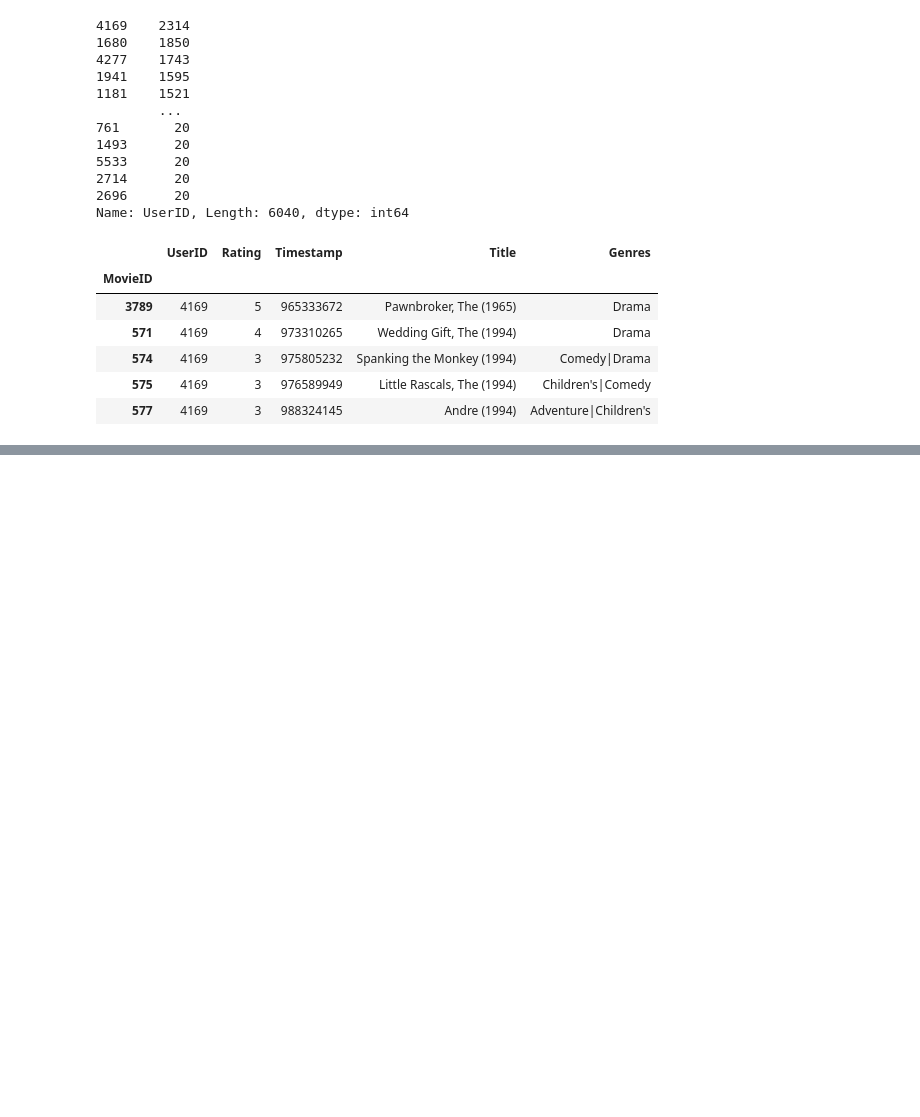
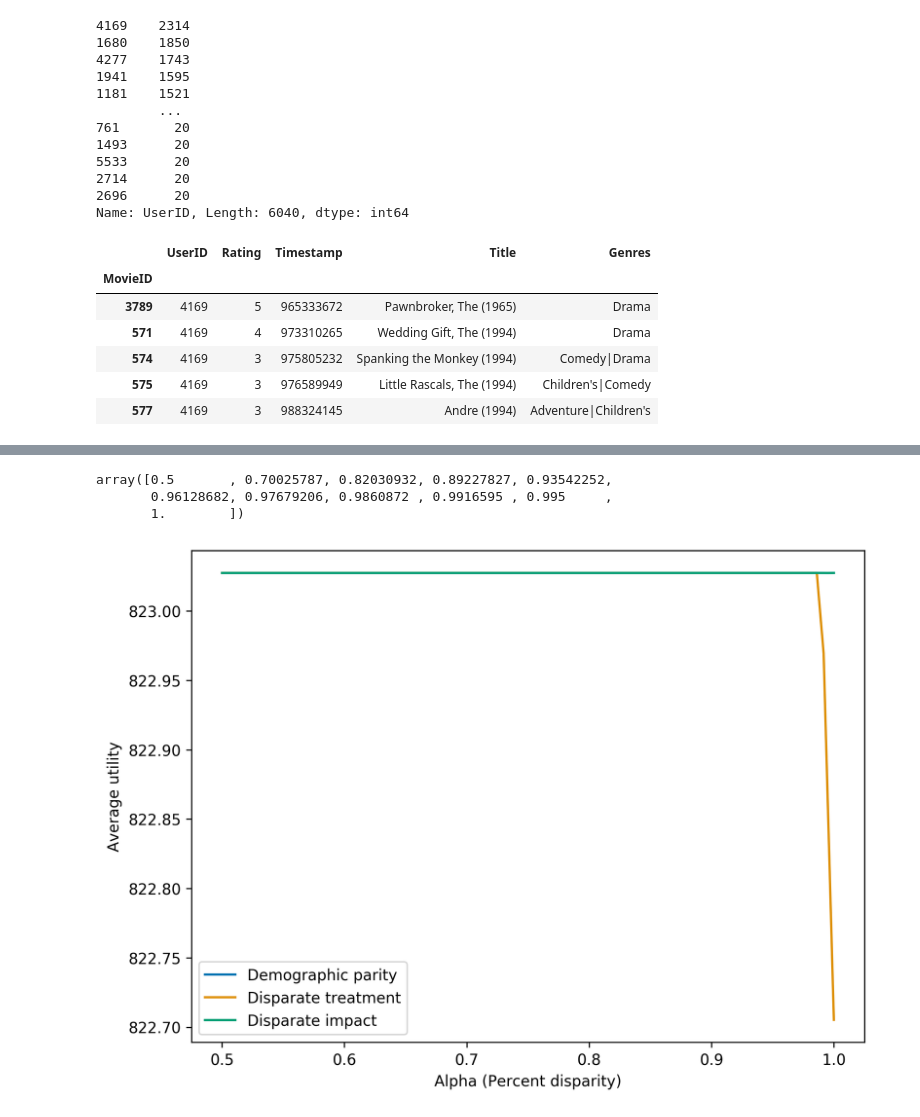
Before and after one commit to elouie/approx-fairrecs, a Jupyter notebook: notebooks/M1_statistics.ipynb, the cells around one changed output, grey strips where cells are left out. Saved outputs shown, nothing was run; the diff lists cells and outputs as text; code cells hidden in the pictures; blank space fills up the shorter version.

```diff
--- a/notebooks/M1_statistics.ipynb
+++ b/notebooks/M1_statistics.ipynb
@@ -156,0 +301,10 @@ plt.show()
+# %%
+u = X
+v = np.array([1.0 / (np.log(2 + i)) for i, _ in enumerate(u)])
+
+solver_dpa = dpslv.DPSolver(u, G)
+solver_dta = dtslv.DTSolver(u, G)
+solver_dia = dislv.DISolver(u, G)
+
+solver = Solver(u)
+P = solver.solve()
@@ -156,0 +329,20 @@ plt.show()
+# %%
+count = 10
+J = 1 - np.logspace(3,1,count)/2000
+Y = np.zeros([count, 3])
+C = np.zeros([count, 3])
+for i, alpha in enumerate(J):
+    if i % 3 == 1:
+        print("Round ", i)
+    solver_dpa.alpha = alpha
+    solver_dta.alpha = alpha
+    solver_dia.alpha = alpha
+    P_dpa = solver_dpa.solve()
+    P_dta = solver_dta.solve()
+    P_dia = solver_dia.solve()
+    Y[i, 0] = solver_dpa.expected_utility()
+    Y[i, 1] = solver_dta.expected_utility()
+    Y[i, 2] = solver_dia.expected_utility()
+    C[i, 0] = cof(u, P, P_dpa, v)
+    C[i, 1] = cof(u, P, P_dta, v)
+    C[i, 2] = cof(u, P, P_dia, v)
@@ -156,0 +393,21 @@ plt.show()
+# %%
+H = np.append(J, [1])
+H
+# %% [output]
+array([0.5       , 0.70025787, 0.82030932, 0.89227827, 0.93542252,
+       0.96128682, 0.97679206, 0.9860872 , 0.9916595 , 0.995     ,
+       1.        ])
+# %%
+Z = np.vstack([Y, [823.027467763, 822.7052794637256, 823.0274685063634]])
+# %%
+plt.figure(num=None, figsize=(8, 6), dpi=300)
+plt.ticklabel_format(useOffset=False)
+plot(H, Z[:,0], label="Demographic parity")
+plot(H, Z[:,1], label="Disparate treatment")
+plot(H, Z[:,2], label="Disparate impact")
+plt.xlabel('Alpha (Percent disparity)')
+plt.ylabel('Average utility')
+plt.legend()
+plt.show()
+# %% [output]
+[figure, added]
```
Also changed, not shown: parts of 30 cells of this notebook, 3 other files.
